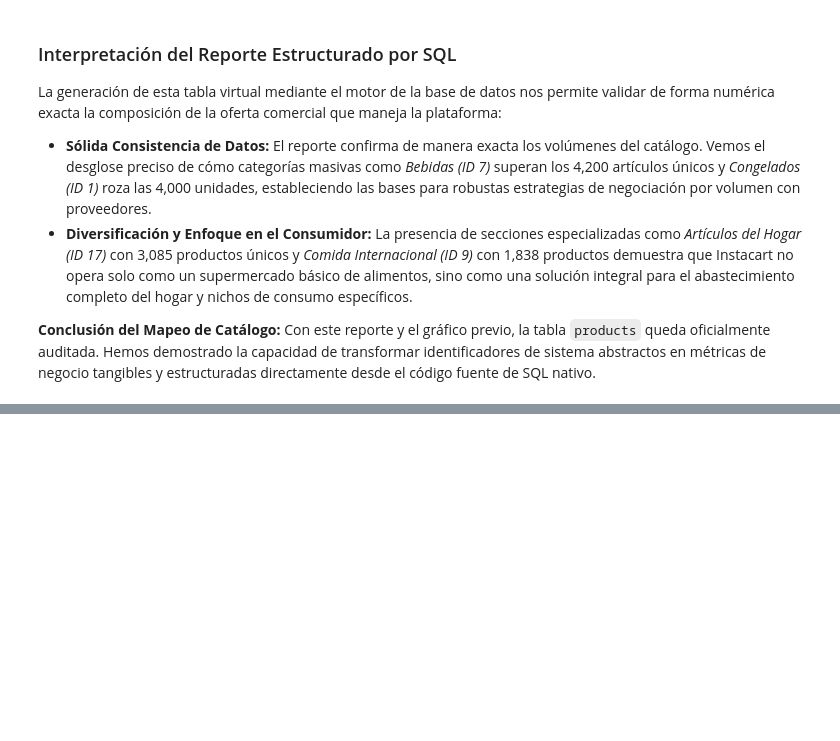
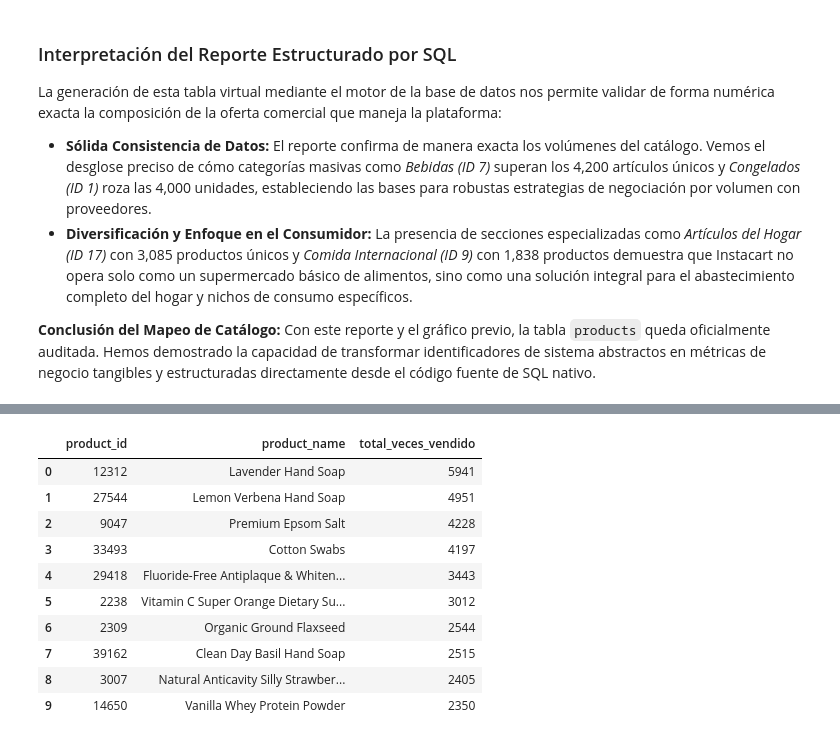
Before and after one commit to danielocutus-tech/practica_sqlite3_profesional, a Jupyter notebook: practica_sqlite3_profesional.ipynb, the cells around one changed output, grey strips where cells are left out. Cells and saved outputs as stored; diff of their text form; code cells hidden in the pictures; blank space fills up the shorter version.

```diff
--- a/practica_sqlite3_profesional.ipynb
+++ b/practica_sqlite3_profesional.ipynb
@@ -554,0 +610,35 @@ ________________________________________________________________________________
+# %%
+import sqlite3
+import pandas as pd
+
+conexion = sqlite3.connect('instacart.sqlite')
+
+# Query avanzado con JOIN optimizado por el índice
+query_top_mas_vendidos = """
+SELECT
+    p.product_id,
+    p.product_name,
+    COUNT(*) AS total_veces_vendido
+FROM order_products_prior opp
+JOIN products p ON opp.product_id = p.product_id
+WHERE p.department_id = 11
+GROUP BY p.product_id
+ORDER BY total_veces_vendido DESC
+LIMIT 10;
+"""
+
+df_mas_vendidos = pd.read_sql_query(query_top_mas_vendidos, conexion)
+display(df_mas_vendidos)
+conexion.close()
+# %% [output]
+|  | product_id | product_name | total_veces_vendido |
+| 0 | 12312 | Lavender Hand Soap | 5941 |
+| 1 | 27544 | Lemon Verbena Hand Soap | 4951 |
+| 2 | 9047 | Premium Epsom Salt | 4228 |
+| 3 | 33493 | Cotton Swabs | 4197 |
+| 4 | 29418 | Fluoride-Free Antiplaque & Whiten... | 3443 |
+| 5 | 2238 | Vitamin C Super Orange Dietary Su... | 3012 |
+| 6 | 2309 | Organic Ground Flaxseed | 2544 |
+| 7 | 39162 | Clean Day Basil Hand Soap | 2515 |
+| 8 | 3007 | Natural Anticavity Silly Strawber... | 2405 |
+| 9 | 14650 | Vanilla Whey Protein Powder | 2350 |
```
Also changed, not shown: parts of 15 cells of this notebook.
